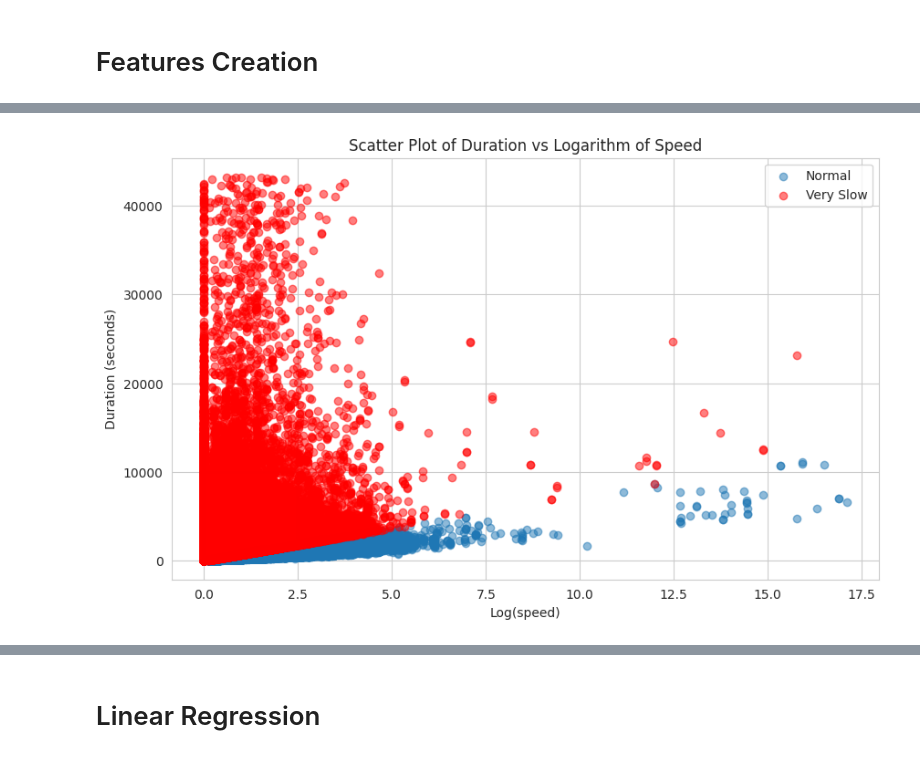
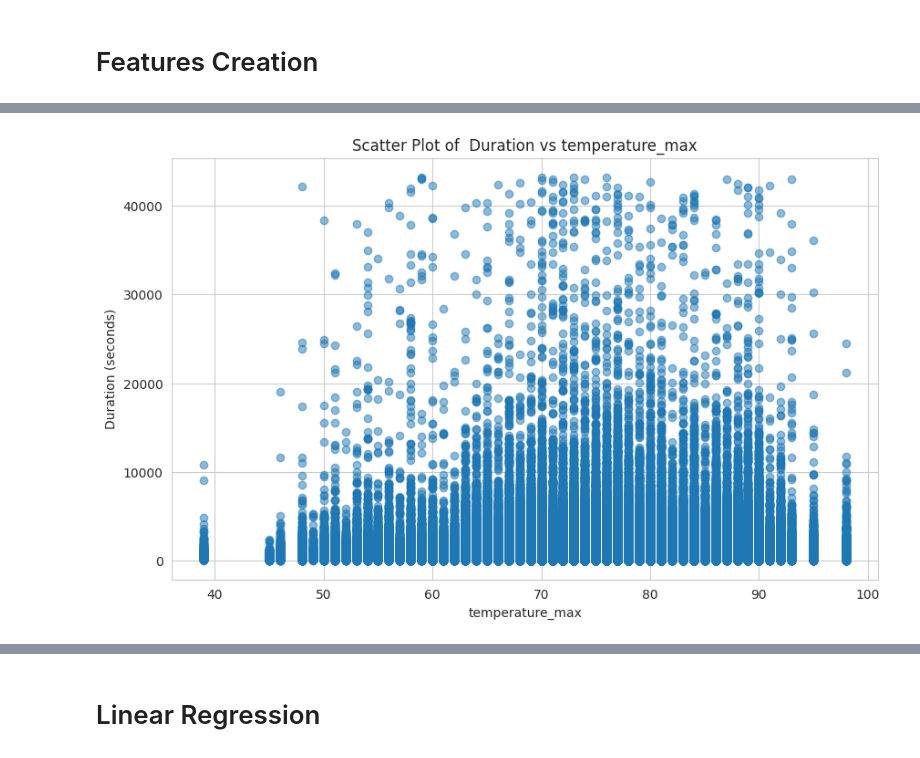
Before and after one commit to xxl5455/DS340, a Jupyter notebook: DS340W.ipynb, the cells around one changed output, grey strips where cells are left out. Drawn from its saved outputs; the diff is of its cells as text; code cells hidden in the pictures.

```diff
--- a/DS340W.ipynb
+++ b/DS340W.ipynb
@@ -313,20 +342,0 @@ plt.show()
-# %%
-combined_df = combined_df.copy()
-combined_df['log_duration'] = np.log1p(combined_df['duration'])
-combined_df['log_speed'] = np.log1p(combined_df['speed_kmh'])
-combined_df['reciprocal_speed'] = np.where(combined_df['speed_kmh'] != 0, 1 / combined_df['speed_kmh'], np.nan)
-# # Create the scatter plot
-# plt.figure(figsize=(10, 6))
-# # plot not very_slow
-# plt.scatter(combined_df[combined_df['very_slow'] == False]['log_speed'],
-#             combined_df[combined_df['very_slow'] == False]['log_duration'],
-#             alpha=0.5, label='Normal')
-# # plot very_slow
-# plt.scatter(combined_df[combined_df['very_slow'] == True]['log_speed'],
-#             combined_df[combined_df['very_slow'] == True]['log_duration'],
-#             alpha=0.5, color='red', label='Very Slow')
-# plt.title('Scatter Plot of Duration vs Logarithm of Speed')
-# plt.xlabel('Log(speed_kmh)')
-# plt.ylabel('Duration (seconds)')
-# plt.legend()
-# plt.show()
@@ -333,17 +363,10 @@ combined_df['reciprocal_speed'] = np.where(combined_df['speed_kmh'] != 0, 1 / co
 # %%
-plt.figure(figsize=(10, 6))
-# plot not very_slow
-plt.scatter(combined_df[combined_df['very_slow'] == False]['distance'],
-            combined_df[combined_df['very_slow'] == False]['duration'],
-            alpha=0.5, label='Normal')
-# plot very_slow
-plt.scatter(combined_df[combined_df['very_slow'] == True]['distance'],
-            combined_df[combined_df['very_slow'] == True]['duration'],
-            alpha=0.5, color='red', label='Very Slow')
-plt.title('Scatter Plot of Duration vs Logarithm of Speed')
-plt.xlabel('Log(speed)')  # x-axis
-plt.ylabel('Duration (seconds)')  # y-axis
-plt.legend()
+# Create the scatter plot
+plt.figure(figsize=(10, 6))  # Set the size of the figure
+plt.scatter(combined_df['TMAX'], combined_df['duration'], alpha=0.5)  # alpha sets the transparency
+plt.title('Scatter Plot of  Duration vs temperature_max')  # Add a title
+plt.xlabel('temperature_max')  # Label the x-axis
+plt.ylabel('Duration (seconds)')  # Label the y-axis
 plt.show()
 # %% [output]
-[figure, old version]
+[figure, new version]
```
Also changed, not shown: parts of 36 cells of this notebook.
